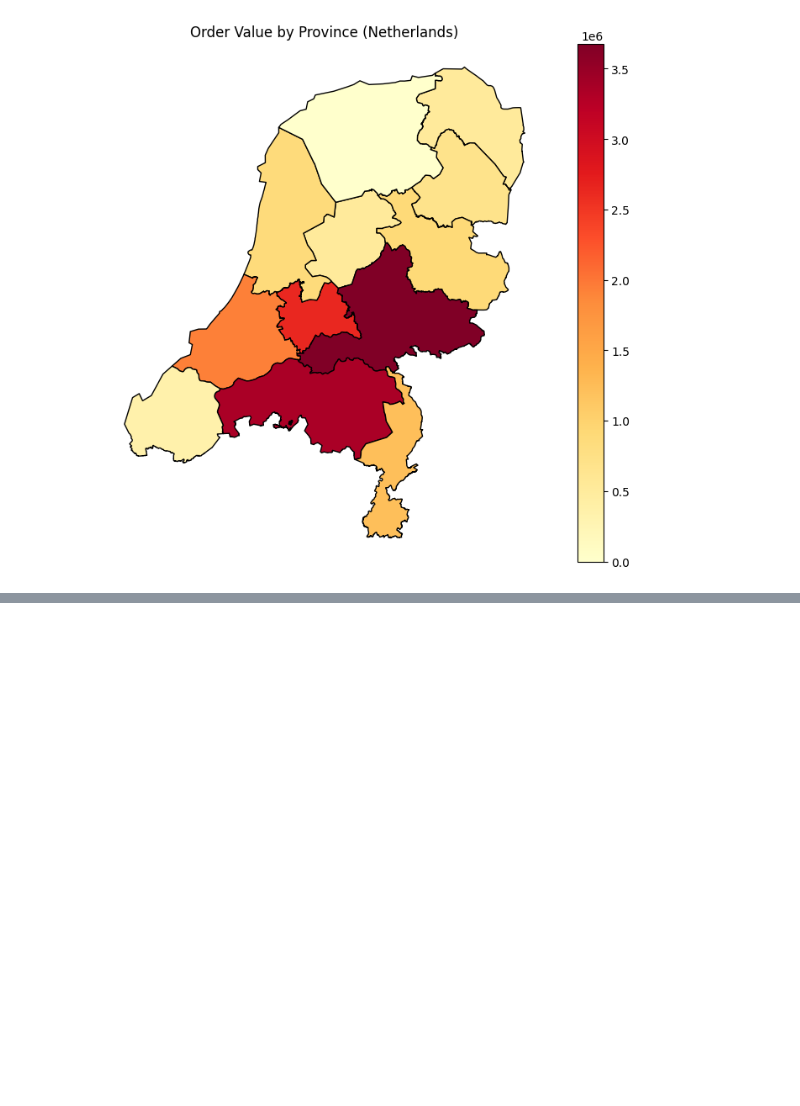
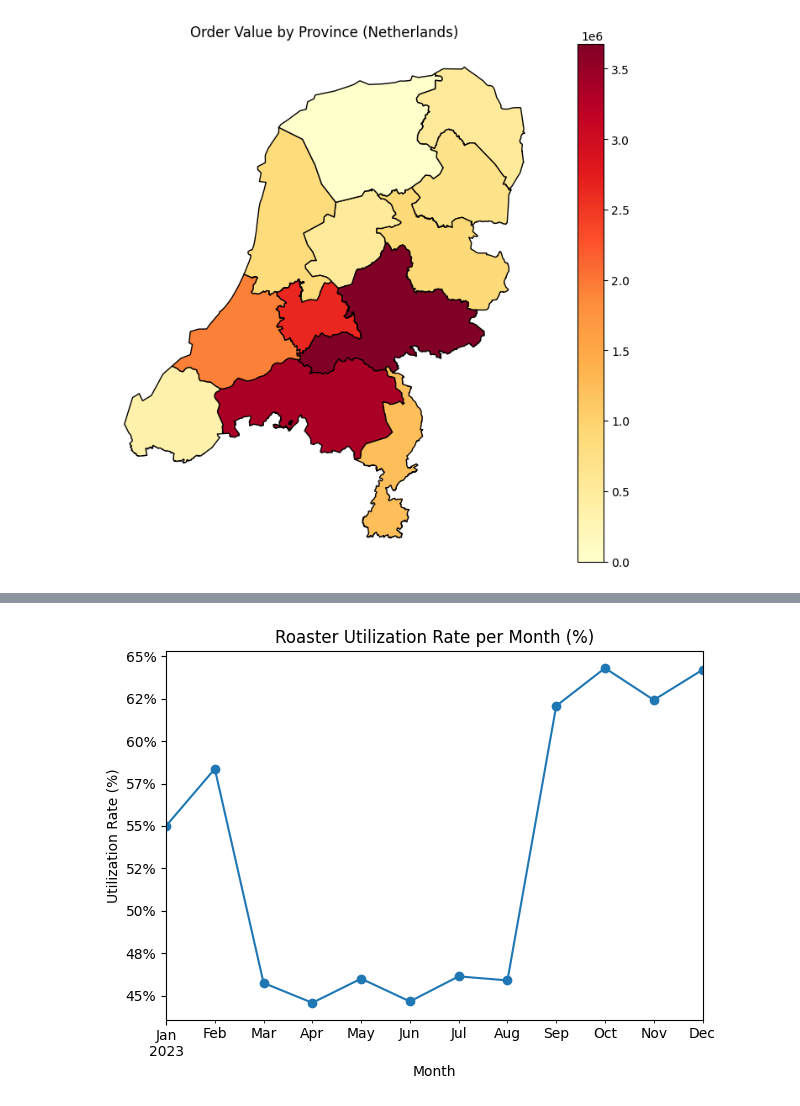
Before and after one commit to SameliaJ/storytelling-with-data, a Jupyter notebook: bean_there_done_that.ipynb, the cells around one changed output, grey strips where cells are left out. Cells and saved outputs as stored; diff of their text form; code cells hidden in the pictures; blank space fills up the shorter version.

```diff
--- a/bean_there_done_that.ipynb
+++ b/bean_there_done_that.ipynb
@@ -254,0 +280,13 @@ plt.show()
+# %%
+df['Bag type'] = df['Bag type'].astype(int)
+def bag_weight_kg(bagtype):
+    if bagtype == 2:
+        return 0.5
+    elif bagtype == 1:
+        return 1.0
+    else:
+        return None
+
+df['Bag_kg'] = df['Bag type'].apply(bag_weight_kg)
+df['Total_kg'] = df['Quantity'] * df['Bag_kg']
+print(df[['Product', 'Bag type', 'Quantity', 'Bag_kg', 'Total_kg']].head(20))
@@ -254,0 +311,5 @@ plt.show()
+# %%
+df['Month'] = pd.to_datetime(df['Order date'], dayfirst=True).dt.to_period('M')
+# %%
+kg_per_month = df.groupby('Month')['Total_kg'].sum()
+print(kg_per_month)
@@ -254,0 +331,3 @@ plt.show()
+# %%
+utilization_rate = (kg_per_month / 111200) * 100
+print(utilization_rate)
@@ -254,0 +349,13 @@ plt.show()
+# %%
+import matplotlib.pyplot as plt
+import matplotlib.ticker as mtick
+
+ax = utilization_rate.plot(marker='o')
+ax.yaxis.set_major_formatter(mtick.PercentFormatter(decimals=0))
+plt.title('Roaster Utilization Rate per Month (%)')
+plt.ylabel('Utilization Rate (%)')
+plt.xlabel('Month')
+plt.tight_layout()
+plt.show()
+# %% [output]
+[figure, added]
```
Also changed, not shown: parts of 23 cells of this notebook.
